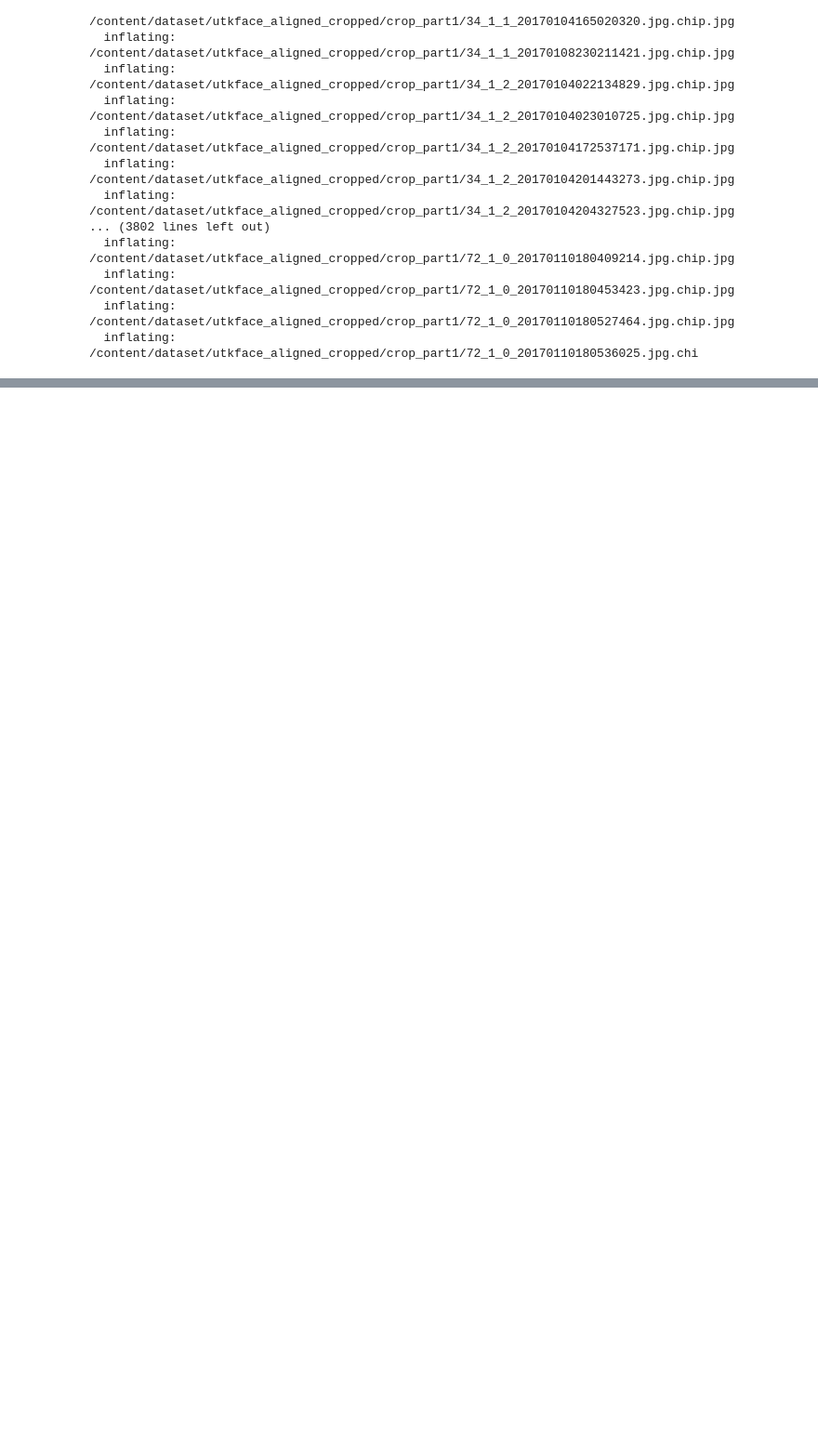
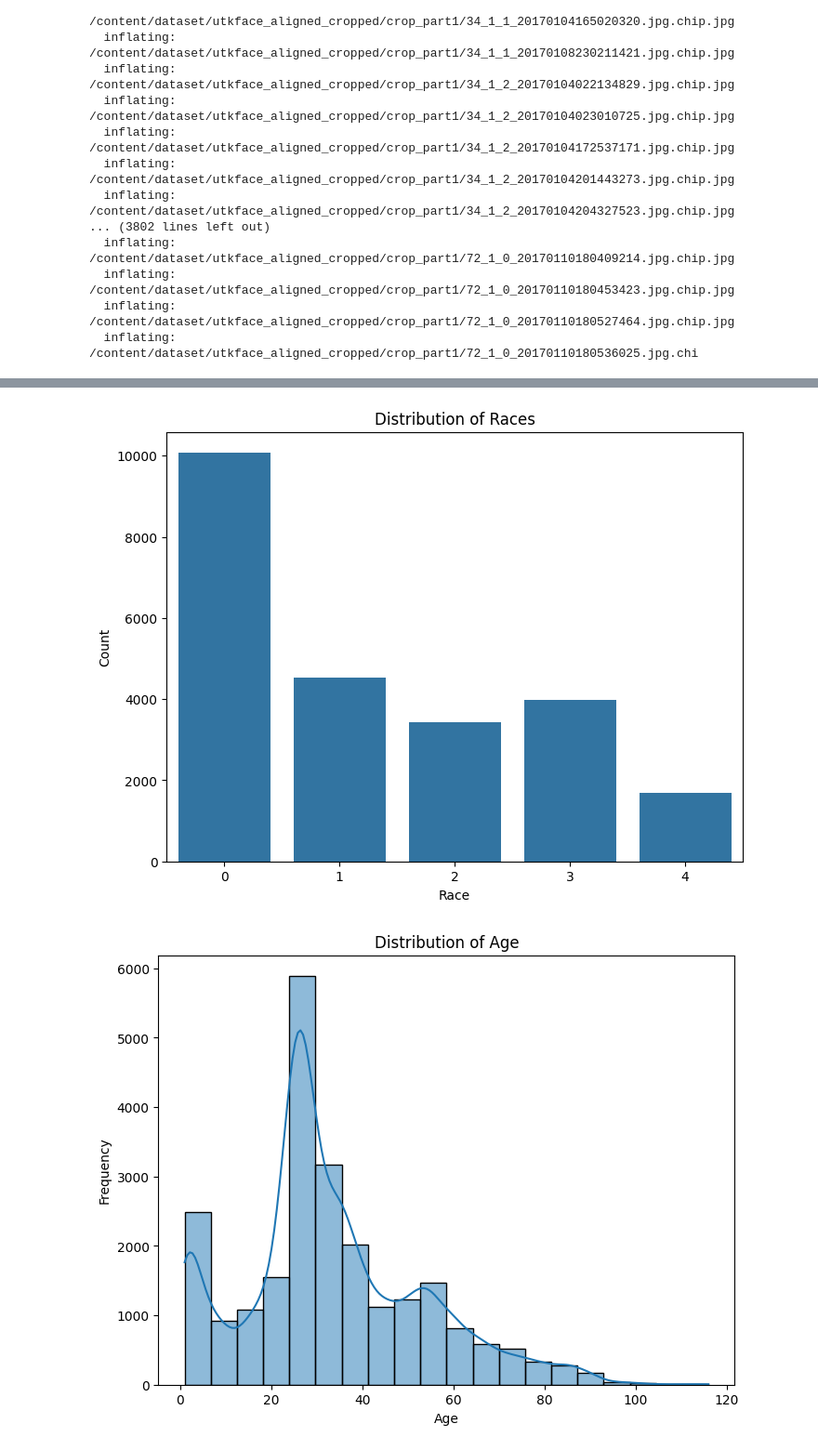
Before and after one commit to timmypelumy/zonecam-notebooks, a Jupyter notebook: zone_cam_rc1_resnet.ipynb, the cells around one changed output, grey strips where cells are left out. Shown at 93% size. Cells and saved outputs as stored; diff of their text form; code cells hidden in the pictures; blank space fills up the shorter version.

```diff
--- a/zone_cam_rc1_resnet.ipynb
+++ b/zone_cam_rc1_resnet.ipynb
@@ -153,3 +161,79 @@ def prepare_dataset(df, batch_size):
     dataset = dataset.batch(batch_size).prefetch(tf.data.AUTOTUNE).repeat()
 
     return dataset
+# %%
+# Load and preprocess data
+csv_path = '/content/data.csv'
+df = load_data(csv_path)
+
+
+
+# Display the first few rows
+print(df.head())
+
+# Display basic statistics
+print(df.describe())
+
+# Check for missing values
+print(df.isnull().sum())
+
+import matplotlib.pyplot as plt
+import seaborn as sns
+
+# Distribution of races
+plt.figure(figsize=(8, 6))
+sns.countplot(x='race', data=df)
+plt.title('Distribution of Races')
+plt.xlabel('Race')
+plt.ylabel('Count')
+plt.show()
+
+# Distribution of age
+plt.figure(figsize=(8, 6))
+sns.histplot(df['age'], bins=20, kde=True)
+plt.title('Distribution of Age')
+plt.xlabel('Age')
+plt.ylabel('Frequency')
+plt.show()
+
+# Distribution of gender
+plt.figure(figsize=(8, 6))
+sns.countplot(x='gender', data=df)
+plt.title('Distribution of Gender')
+plt.xlabel('Gender')
+plt.ylabel('Count')
+plt.show()
+
+
+# Pair plot for age, gender, and race
+sns.pairplot(df, hue='race', vars=['age', 'gender'])
+plt.show()
+
+# Joint distribution of age and gender
+sns.jointplot(x='age', y='gender', data=df, kind='kde')
+plt.show()
+
+
+import matplotlib.pyplot as plt
+import cv2
+import random
+
+# display a random image sample
+def display_random_images(df, data_path, num_images=5):
+    plt.figure(figsize=(15, 10))
+    for i in range(num_images):
+        random_idx = random.randint(0, len(df) - 1)
+        img_path = df.iloc[random_idx]['image_path']
+        img = cv2.imread(img_path)
+        img = cv2.cvtColor(img, cv2.COLOR_BGR2RGB)
+
+        plt.subplot(1, num_images, i+1)
+        plt.imshow(img)
+        plt.title(f"Age: {df.iloc[random_idx]['age']}, Gender: {df.iloc[random_idx]['gender']}, Race: {df.iloc[random_idx]['race']}")
+        plt.axis('off')
+
+    plt.show()
+
+# Display 5 sample image
+display_random_images(df, '/content/dataset/UTKFace', num_images=5)
+# %% [output]
@@ -155,0 +260,2 @@ def prepare_dataset(df, batch_size):
+[figure, added]
+[figure, added]
```
Also changed, not shown: parts of 6 cells of this notebook, 1 other file.
